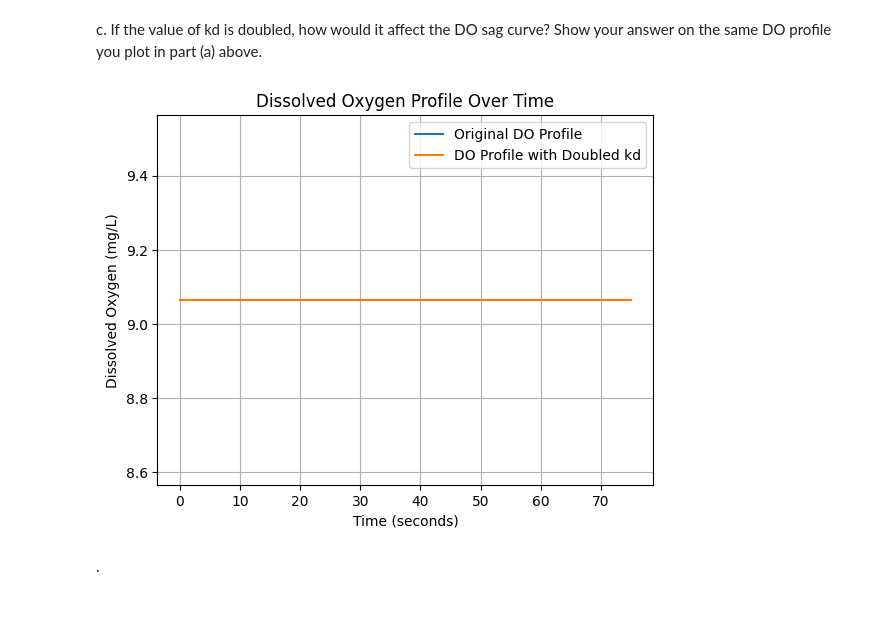
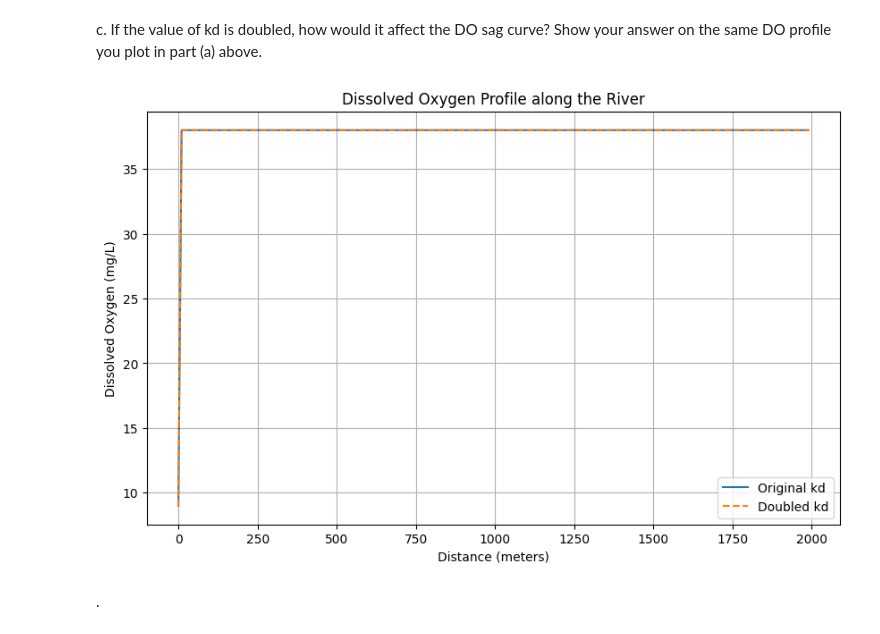
Before and after one commit to ROSE1290/First-Project, a Jupyter notebook: Untitled13.ipynb, the cells around one changed output. Cells and saved outputs as stored; diff of their text form; code cells hidden in the pictures.

```diff
--- a/Untitled13.ipynb
+++ b/Untitled13.ipynb
@@ -86,30 +77,28 @@ Distance at which COD occurs: 0.0 meters
 # %% [markdown]
 c. If the value of kd is doubled, how would it affect the DO sag curve? Show your
 answer on the same DO profile you plot in part (a) above.
-# %%
-
-# Double kd value
-kd *= 2
-
-DO_profile_doubled_kd = []
-
-for t in time_or_distance:
-    sewage_DO_change = (sewage_BOD - river_BOD5) * (1 - (sewage_DO_saturation / calculate_DO_saturation(sewage_temperature)))
-    river_DO_change = (sewage_BOD - river_BOD5) * (1 - (river_DO_saturation / calculate_DO_saturation(river_temperature)))
-
-    total_change = (sewage_flow_rate / (river_flow_rate * 1000)) * (sewage_DO_change - river_DO_change) * 2
-
-    DO_profile_doubled_kd.append(river_DO_saturation + total_change)
-plt.plot(time_or_distance, DO_profile, label='Original DO Profile')
-plt.plot(time_or_distance, DO_profile_doubled_kd, label='DO Profile with Doubled kd')
-plt.xlabel('Time (seconds)')
-plt.ylabel('Dissolved Oxygen (mg/L)')
-plt.title('Dissolved Oxygen Profile Over Time')
-plt.grid(True)
-plt.legend()
-plt.show()
-# %% [output]
-[figure, removed]
+# %%
+
+kd_doubled = 2 * kd
+
+DO_concentration_doubled_kd = np.zeros_like(distance)
+
+for i, d in enumerate(distance):
+    time = d / river_velocity
+    DO_concentration_doubled_kd[i] = DO_source + (BOD_source - BOD5_river) * (1 - np.exp(-kd_doubled * time)) - (
+                DO_source - calculate_DO_saturation(T_river)) * np.exp(-kr * time)
+
+plt.figure(figsize=(10, 6))
+plt.plot(distance, DO_concentration, label='Original kd')
+plt.plot(distance, DO_concentration_doubled_kd, label='Doubled kd', linestyle='--')
+plt.xlabel('Distance (meters)')
+plt.ylabel('Dissolved Oxygen (mg/L)')
+plt.title('Dissolved Oxygen Profile along the River')
+plt.grid(True)
+plt.legend()
+plt.show()
+# %% [output]
+[figure, added]
 # %% [markdown]
 .
 # %% [markdown]
```
Also changed, not shown: parts of 9 cells of this notebook.
